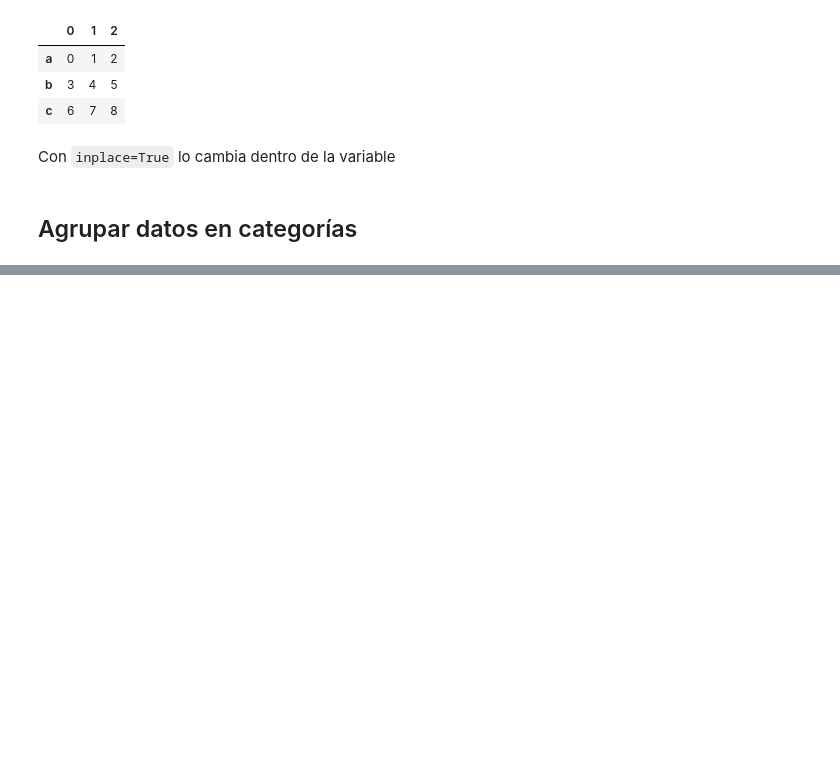
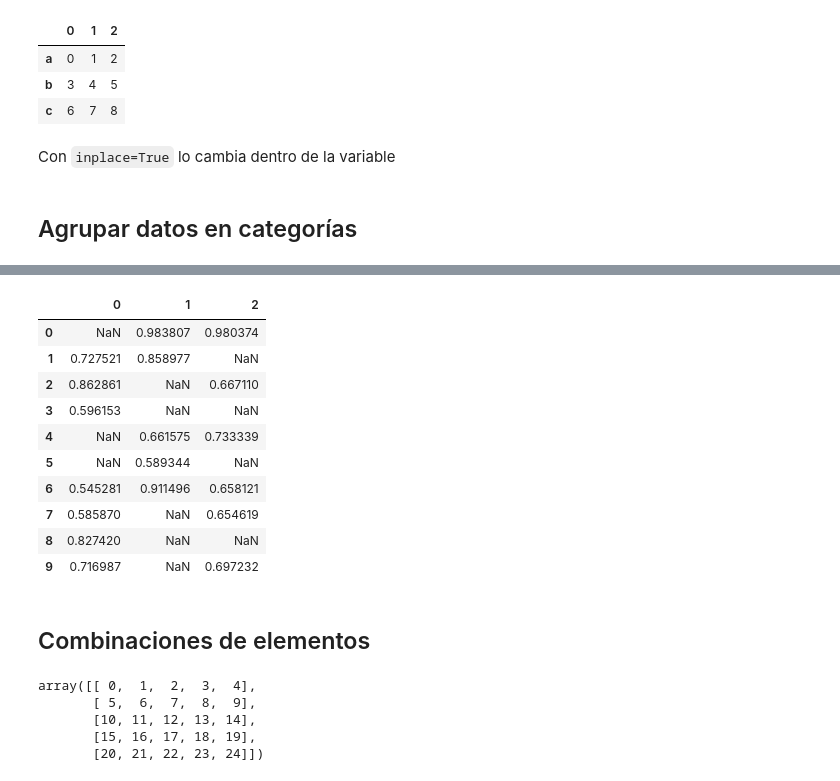
Before and after one commit to e5pe/PythonPath, a Jupyter notebook: python3aprendeDesde0/22_Tratamiento_de_datos/Untitled.ipynb, the cells around one changed output, grey strips where cells are left out. Saved outputs shown, nothing was run; the diff lists cells and outputs as text; code cells hidden in the pictures; blank space fills up the shorter version.

```diff
--- a/python3aprendeDesde0/22_Tratamiento_de_datos/Untitled.ipynb
+++ b/python3aprendeDesde0/22_Tratamiento_de_datos/Untitled.ipynb
@@ -410,0 +496,25 @@ Con `inplace=True` lo cambia dentro de la variable
+# %%
+dataframe[dataframe > 0.4]
+# %% [output]
+|  | 0 | 1 | 2 |
+| 0 | NaN | 0.983807 | 0.980374 |
+| 1 | 0.727521 | 0.858977 | NaN |
+| 2 | 0.862861 | NaN | 0.667110 |
+| 3 | 0.596153 | NaN | NaN |
+| 4 | NaN | 0.661575 | 0.733339 |
+| 5 | NaN | 0.589344 | NaN |
+| 6 | 0.545281 | 0.911496 | 0.658121 |
+| 7 | 0.585870 | NaN | 0.654619 |
+| 8 | 0.827420 | NaN | NaN |
+| 9 | 0.716987 | NaN | 0.697232 |
+# %% [markdown]
+## Combinaciones de elementos
+# %%
+valores = np.arange(25).reshape(5,5)
+valores
+# %% [output]
+array([[ 0,  1,  2,  3,  4],
+       [ 5,  6,  7,  8,  9],
+       [10, 11, 12, 13, 14],
+       [15, 16, 17, 18, 19],
+       [20, 21, 22, 23, 24]])
```
Also changed, not shown: parts of 34 cells of this notebook.
